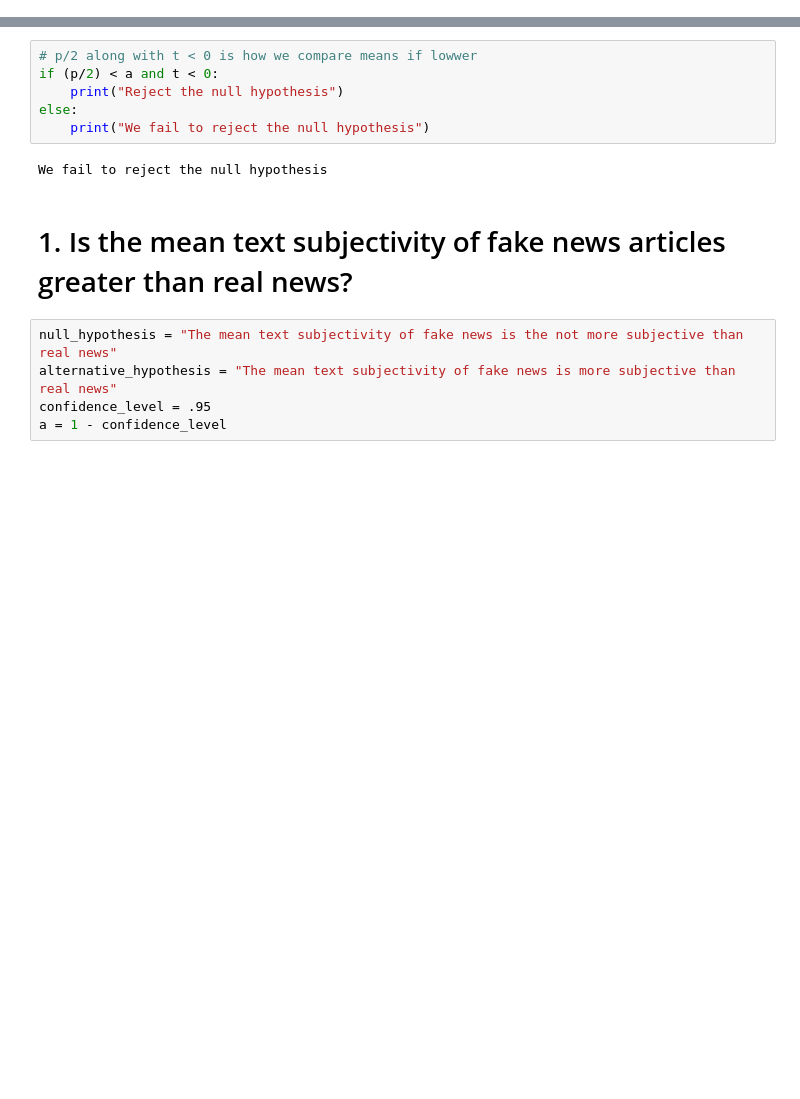
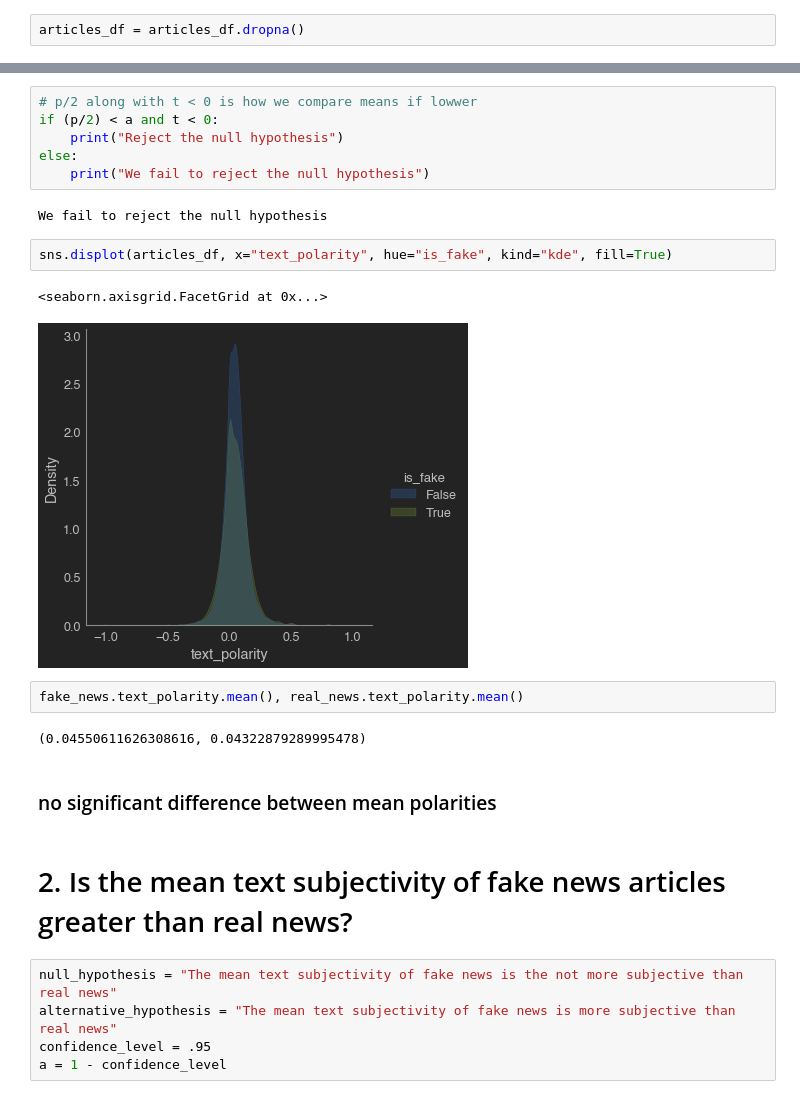
Before and after one commit to Fake-News-Capstone/fake_news_capstone, a Jupyter notebook: Ken_Exploration.ipynb, the cells around one changed output, grey strips where cells are left out. Cells and saved outputs as stored; diff of their text form; blank space fills up the shorter version.

```diff
--- a/Ken_Exploration.ipynb
+++ b/Ken_Exploration.ipynb
@@ -243,6 +243,8 @@ sns.swarmplot(x='is_fake', y='text_subjectivity',data=articles_df)
 [figure]
 # %% [markdown]
 # 1. Is the mean text polarity of fake news articles more negative than real news?
+# %%
+articles_df = articles_df.dropna()
 # %%
 null_hypothesis = "The mean text polarity of fake news is the not more negative than real news"
 alternative_hypothesis = "The mean text polarity of fake news is more negative than real news"
@@ -265,8 +267,19 @@ else:
     print("We fail to reject the null hypothesis")
 # %% [output]
 We fail to reject the null hypothesis
+# %%
+sns.displot(articles_df, x="text_polarity", hue="is_fake", kind="kde", fill=True)
+# %% [output]
+<seaborn.axisgrid.FacetGrid at 0x...>
+[figure, added]
+# %%
+fake_news.text_polarity.mean(), real_news.text_polarity.mean()
+# %% [output]
+(0.04550611626308616, 0.04322879289995478)
+# %% [markdown]
+### no significant difference between mean polarities
 # %% [markdown]
-# 1. Is the mean text subjectivity of fake news articles greater than real news?
+# 2. Is the mean text subjectivity of fake news articles greater than real news?
 # %%
 null_hypothesis = "The mean text subjectivity of fake news is the not more subjective than real news"
 alternative_hypothesis = "The mean text subjectivity of fake news is more subjective than real news"
```
Also changed, not shown: parts of 18 cells of this notebook, 3 other files.
